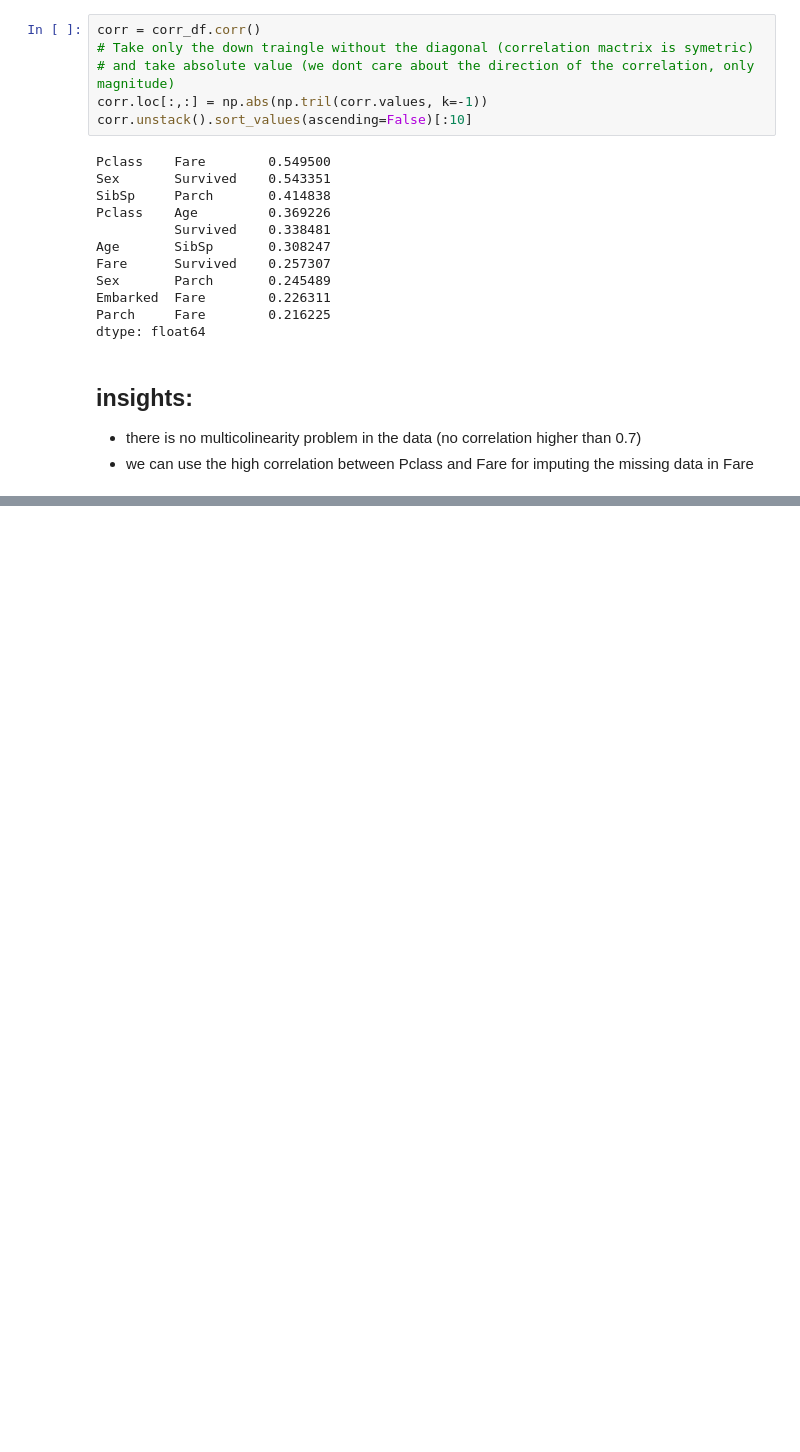
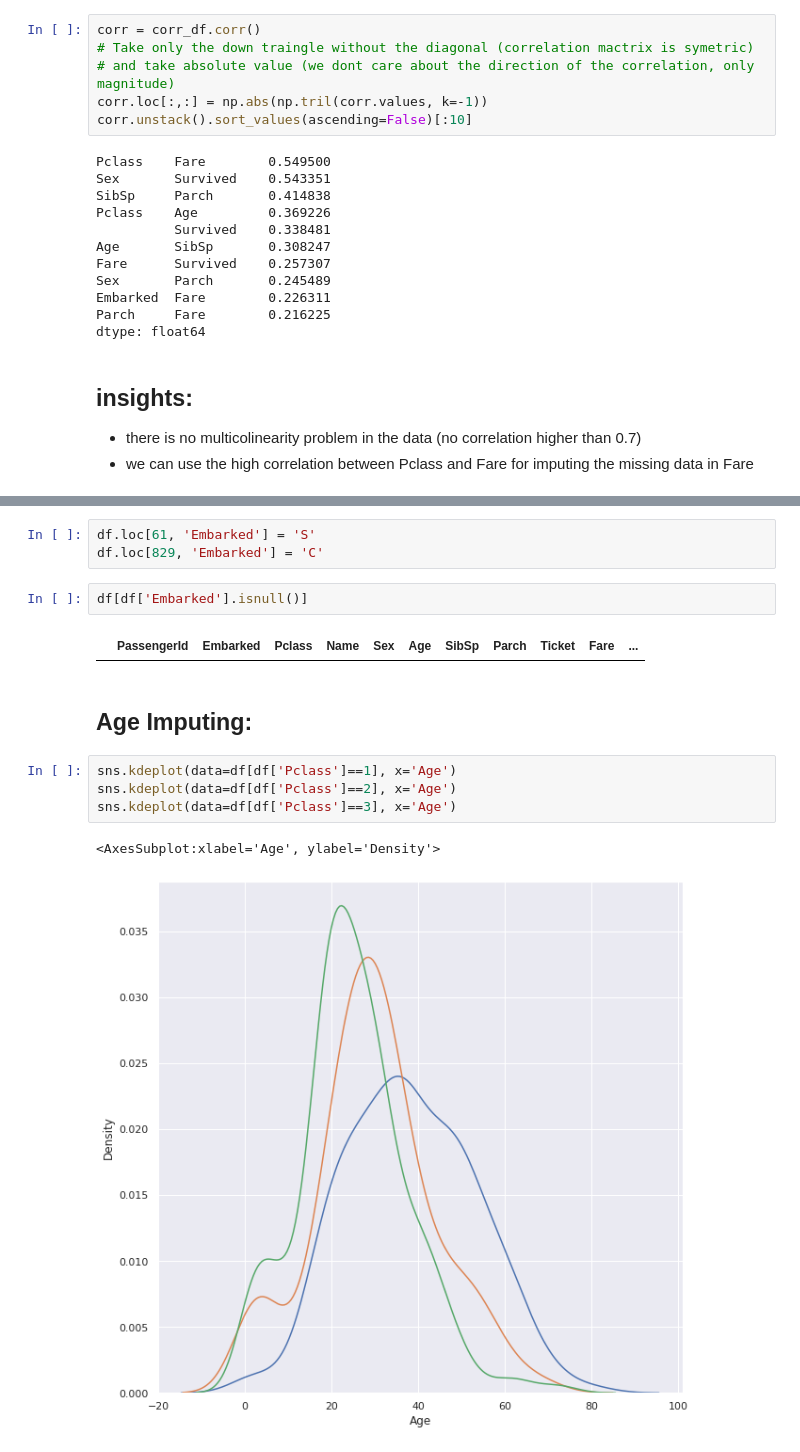
Before and after one commit to NirLalum/Titanic-ML-From-Disaster, a Jupyter notebook: Titanic.ipynb, the cells around one changed output, grey strips where cells are left out. Cells and saved outputs as stored; diff of their text form; blank space fills up the shorter version.

```diff
--- a/Titanic.ipynb
+++ b/Titanic.ipynb
@@ -308,0 +428,16 @@ dtype: float64
+# %%
+df.loc[61, 'Embarked'] = 'S'
+df.loc[829, 'Embarked'] = 'C'
+# %%
+df[df['Embarked'].isnull()]
+# %% [output]
+|  | PassengerId | Embarked | Pclass | Name | Sex | Age | SibSp | Parch | Ticket | Fare | ... |
+# %% [markdown]
+## **Age Imputing**:
+# %%
+sns.kdeplot(data=df[df['Pclass']==1], x='Age')
+sns.kdeplot(data=df[df['Pclass']==2], x='Age')
+sns.kdeplot(data=df[df['Pclass']==3], x='Age')
+# %% [output]
+<AxesSubplot:xlabel='Age', ylabel='Density'>
+[figure, added]
```
Also changed, not shown: parts of 17 cells of this notebook.
